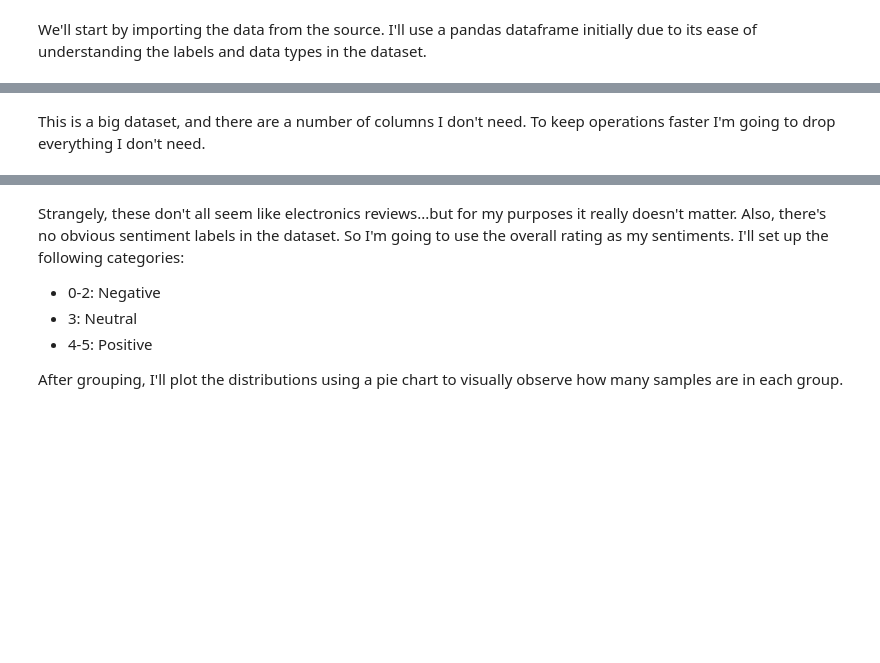
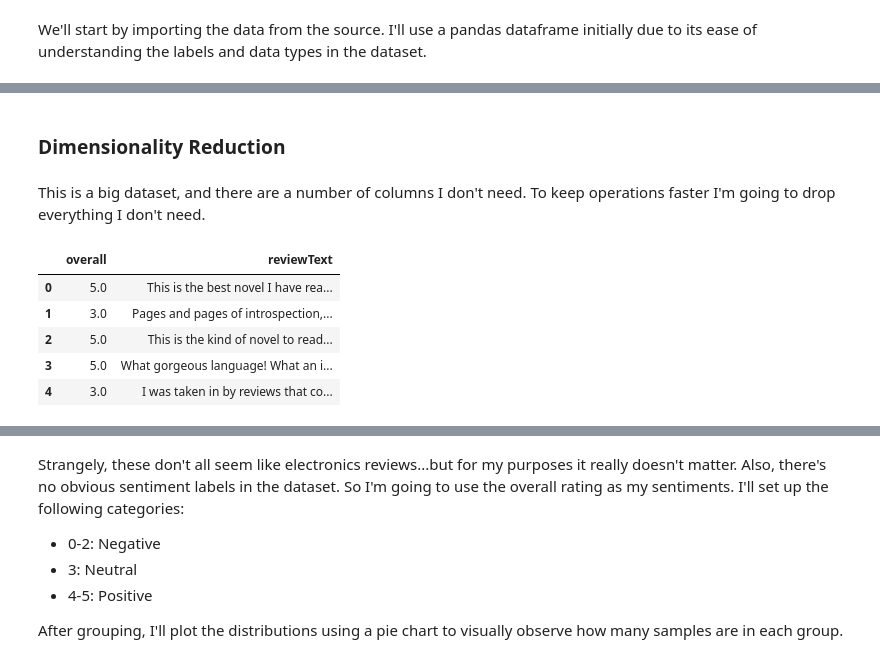
Before and after one commit to cphchip/cs8321_code, a Jupyter notebook: Lab 2/Lab2.ipynb, the cells around one changed output, grey strips where cells are left out. Saved outputs shown, nothing was run; the diff lists cells and outputs as text; code cells hidden in the pictures; blank space fills up the shorter version.

```diff
--- a/Lab 2/Lab2.ipynb
+++ b/Lab 2/Lab2.ipynb
@@ -33,7 +33,7 @@ Per the hugging face [blog site](https://huggingface.co/google-bert/bert-base-un
 # %% [markdown]
 We'll start by importing the data from the source. I'll use a pandas dataframe initially due to its ease of understanding the labels and data types in the dataset.
 # %%
-%time
+%%time
 # Source: modified from https://nijianmo.github.io/amazon/index.html for importing data
 # Customized path and df name
 import pandas as pd
@@ -55,5 +55,5 @@ def getDF(path):
     i += 1
   return pd.DataFrame.from_dict(df, orient='index')
 
-df = getDF(path)
+init_df = getDF(path)
 # %% [output]
@@ -68,13 +68,21 @@ df.head()
 | 2 | 5.0 | 4 | False | 09 2, 2008 | A1ER5AYS3FQ9O3 | 0151004714 | {'Format:': ' Paperback'} | Kcorn | This is the kind of novel to read... | ... |
 | 3 | 5.0 | 13 | False | 09 4, 2000 | A1T17LMQABMBN5 | 0151004714 | {'Format:': ' Hardcover'} | Caf Girl Writes | What gorgeous language! What an i... | ... |
 | 4 | 3.0 | 8 | True | 02 4, 2000 | A3QHJ0FXK33OBE | 0151004714 | {'Format:': ' Hardcover'} | W. Shane Schmidt | I was taken in by reviews that co... | ... |
+# %% [markdown]
+### Dimensionality Reduction
 # %% [markdown]
 This is a big dataset, and there are a number of columns I don't need. To keep operations faster I'm going to drop everything I don't need.
 # %%
 features_to_keep = ['overall','reviewText']
+features_to_drop = [feature for feature in init_df.columns if feature not in features_to_keep]
+df = init_df.drop(features_to_drop,axis=1)
 
-for column in df.columns:
-    if column not in features_to_keep:
-        df.column.drop
-
+del init_df # memory management
 df.head()
+# %% [output]
+|  | overall | reviewText |
+| 0 | 5.0 | This is the best novel I have rea... |
+| 1 | 3.0 | Pages and pages of introspection,... |
+| 2 | 5.0 | This is the kind of novel to read... |
+| 3 | 5.0 | What gorgeous language! What an i... |
+| 4 | 3.0 | I was taken in by reviews that co... |
```
Also changed, not shown: parts of 13 cells of this notebook.
